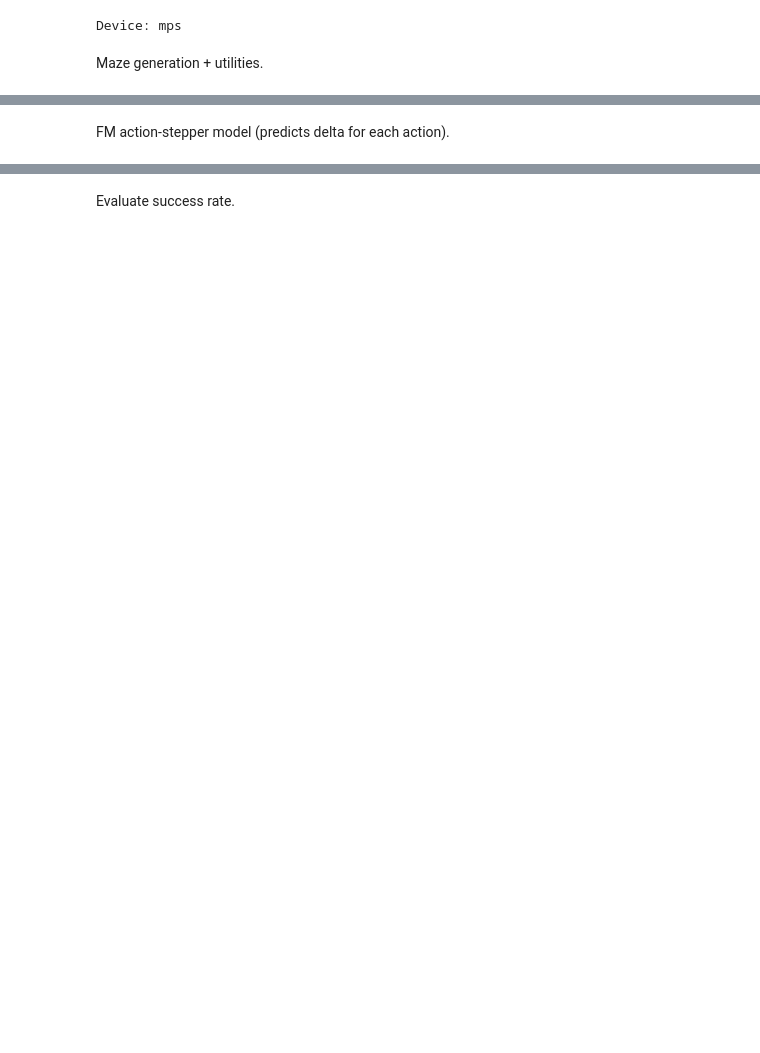
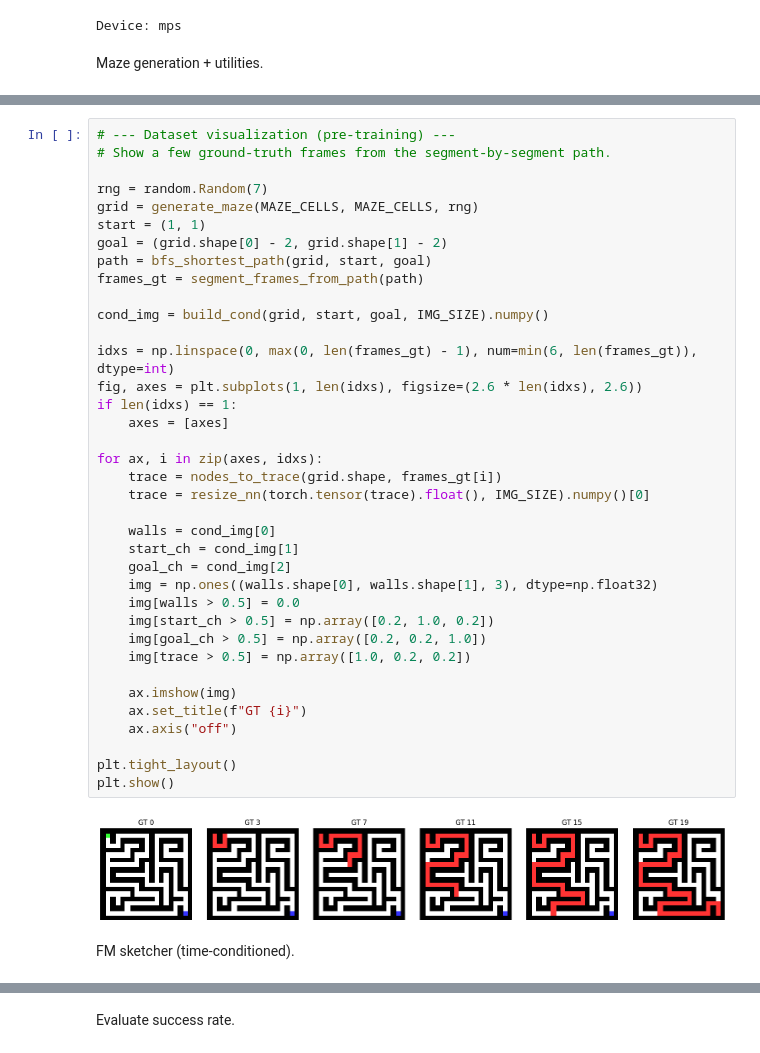
Before and after one commit to mashathepotato/visual-reasoning, a Jupyter notebook: notebooks/pipeline_maze.ipynb, the cells around one changed output, grey strips where cells are left out. Drawn from its saved outputs; the diff is of its cells as text; blank space fills up the shorter version.

Commit message:
The red path is the one to reach the target

```diff
--- a/notebooks/pipeline_maze.ipynb
+++ b/notebooks/pipeline_maze.ipynb
@@ -214,6 +228,45 @@ test_loader = DataLoader(MazeStepDataset(TEST_SAMPLES, MAZE_CELLS, IMG_SIZE, see
                          batch_size=BATCH_SIZE, shuffle=False)
-# %% [markdown]
-FM action-stepper model (predicts delta for each action).
+# %%
+# --- Dataset visualization (pre-training) ---
+# Show a few ground-truth frames from the segment-by-segment path.
+
+rng = random.Random(7)
+grid = generate_maze(MAZE_CELLS, MAZE_CELLS, rng)
+start = (1, 1)
+goal = (grid.shape[0] - 2, grid.shape[1] - 2)
+path = bfs_shortest_path(grid, start, goal)
+frames_gt = segment_frames_from_path(path)
+
+cond_img = build_cond(grid, start, goal, IMG_SIZE).numpy()
+
+idxs = np.linspace(0, max(0, len(frames_gt) - 1), num=min(6, len(frames_gt)), dtype=int)
+fig, axes = plt.subplots(1, len(idxs), figsize=(2.6 * len(idxs), 2.6))
+if len(idxs) == 1:
+    axes = [axes]
+
+for ax, i in zip(axes, idxs):
+    trace = nodes_to_trace(grid.shape, frames_gt[i])
+    trace = resize_nn(torch.tensor(trace).float(), IMG_SIZE).numpy()[0]
+
+    walls = cond_img[0]
+    start_ch = cond_img[1]
+    goal_ch = cond_img[2]
+    img = np.ones((walls.shape[0], walls.shape[1], 3), dtype=np.float32)
+    img[walls > 0.5] = 0.0
+    img[start_ch > 0.5] = np.array([0.2, 1.0, 0.2])
+    img[goal_ch > 0.5] = np.array([0.2, 0.2, 1.0])
+    img[trace > 0.5] = np.array([1.0, 0.2, 0.2])
+
+    ax.imshow(img)
+    ax.set_title(f"GT {i}")
+    ax.axis("off")
+
+plt.tight_layout()
+plt.show()
+# %% [output]
+[figure, added]
+# %% [markdown]
+FM sketcher (time-conditioned).
 # %%
 class DoubleConv(nn.Module):
     def __init__(self, in_ch, out_ch):
```
Also changed, not shown: parts of 22 cells of this notebook, 4 other files.
